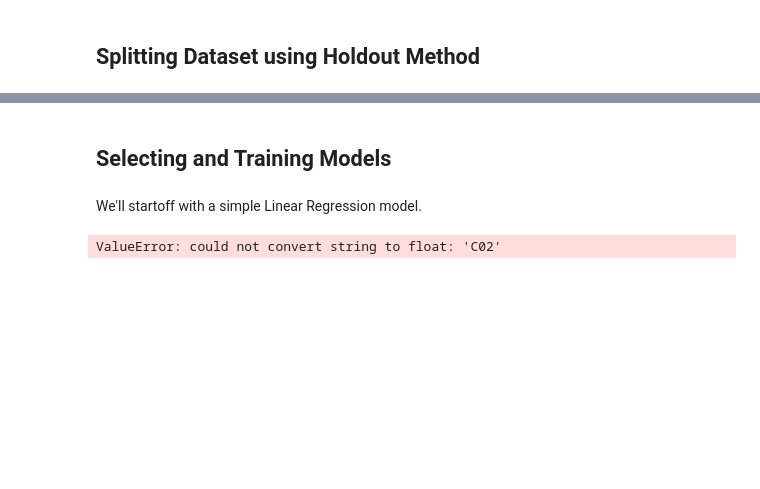
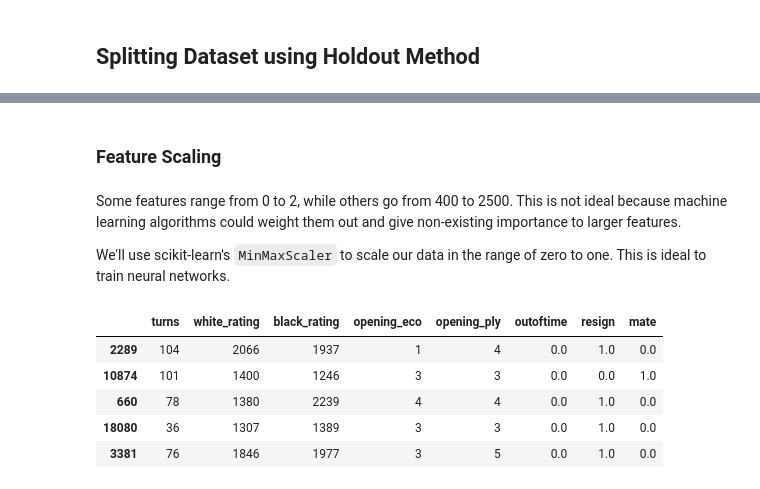
Before and after one commit to ceschini/lichess_win_prediction, a Jupyter notebook: ml_chess_predict.ipynb, the cells around one changed output, grey strips where cells are left out. Saved outputs shown, nothing was run; the diff lists cells and outputs as text; code cells hidden in the pictures; blank space fills up the shorter version.

Commit message:
initial model fitting

````diff
--- a/ml_chess_predict.ipynb
+++ b/ml_chess_predict.ipynb
@@ -281,0 +289,3 @@ chess
+# %%
+draws = chess.loc[chess['winner'] == 'draw']
+chess.drop(draws.index, inplace=True)
@@ -292,5 +328,5 @@ ValueError: not enough values to unpack (expected 4, got 2)
 # %% [markdown]
 ## Splitting Dataset using Holdout Method
 # %%
-chess_x = chess.loc[:, chess.columns != 'winner']
-chess_x
+chess_data = chess.loc[:, chess.columns != 'winner']
+chess_labels = chess['winner']
@@ -327,13 +333,17 @@ Name: winner, Length: 20058, dtype: int64
 # %%
-X_train, X_test, y_train, y_test = train_test_split(chess_x, chess_y, test_size=0.2, random_state=42)
+X_train, X_test, y_train, y_test = train_test_split(chess_data, chess_labels, test_size=0.2, random_state=42)
-# %% [markdown]
-## Selecting and Training Models
-# %% [markdown]
-We'll startoff with a simple Linear Regression model.
-# %%
-from sklearn.linear_model import LinearRegression
-
-lin_reg = LinearRegression()
-lin_reg.fit(X_train, y_train)
-# %% [output]
-ValueError: could not convert string to float: 'C02'
+# %% [markdown]
+### Feature Scaling
+# %% [markdown]
+Some features range from 0 to 2, while others go from 400 to 2500. This is not ideal because machine learning algorithms could weight them out and give non-existing importance to larger features.
+
+We'll use scikit-learn's ```MinMaxScaler``` to scale our data in the range of zero to one. This is ideal to train neural networks.
+# %%
+X_train.head()
+# %% [output]
+|  | turns | white_rating | black_rating | opening_eco | opening_ply | outoftime | resign | mate |
+| 2289 | 104 | 2066 | 1937 | 1 | 4 | 0.0 | 1.0 | 0.0 |
+| 10874 | 101 | 1400 | 1246 | 3 | 3 | 0.0 | 0.0 | 1.0 |
+| 660 | 78 | 1380 | 2239 | 4 | 4 | 0.0 | 1.0 | 0.0 |
+| 18080 | 36 | 1307 | 1389 | 3 | 3 | 0.0 | 1.0 | 0.0 |
+| 3381 | 76 | 1846 | 1977 | 3 | 5 | 0.0 | 1.0 | 0.0 |
````
Also changed, not shown: parts of 45 cells of this notebook.
